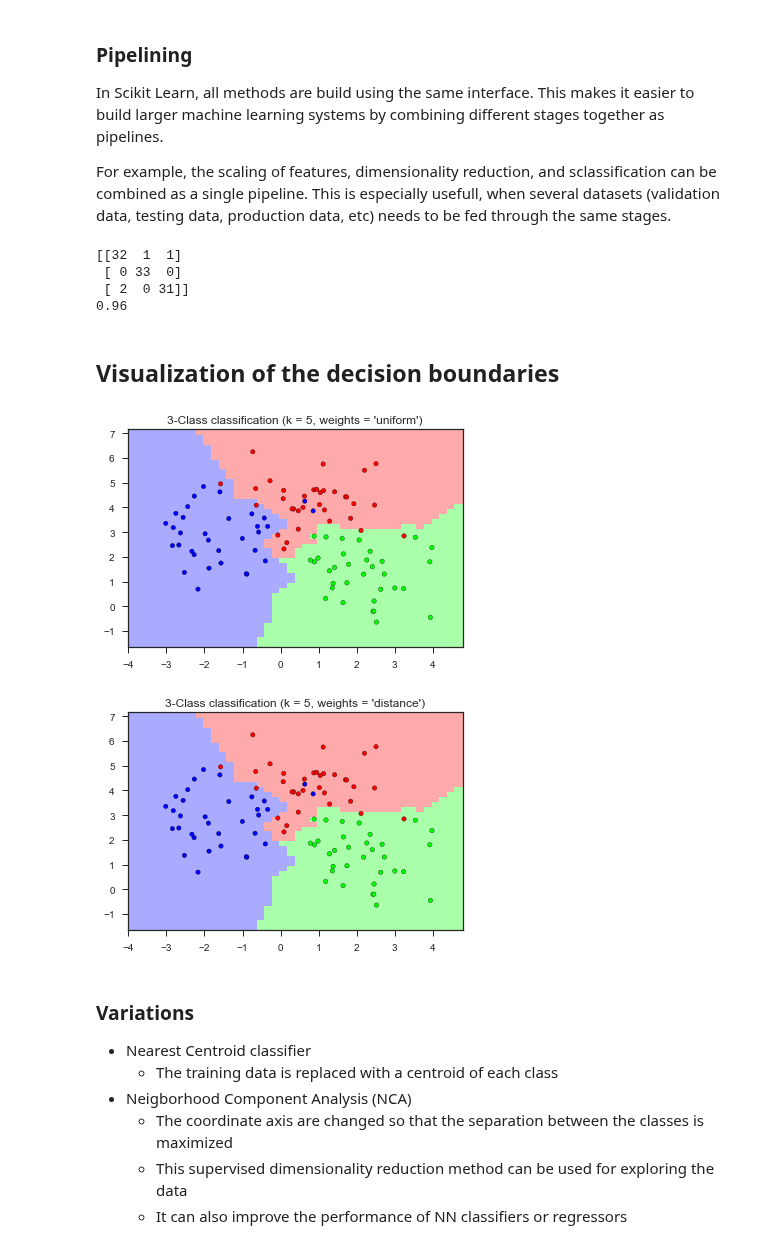
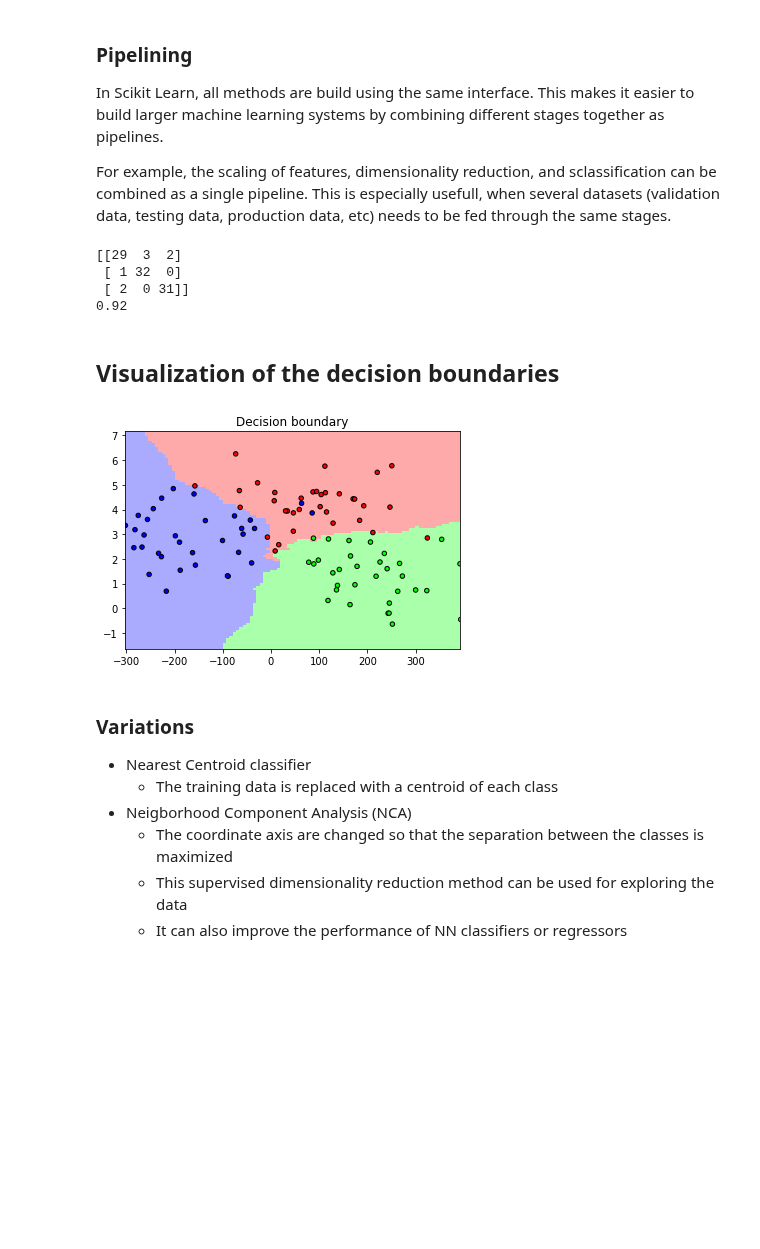
Before and after one commit to pevalisuo/AML, a Jupyter notebook: ICAT3190_Module5_SupervisedMachineLearning.ipynb, the cells around one changed output. Drawn from its saved outputs; the diff is of its cells as text; code cells hidden in the pictures; blank space fills up the shorter version.

```diff
--- a/ICAT3190_Module5_SupervisedMachineLearning.ipynb
+++ b/ICAT3190_Module5_SupervisedMachineLearning.ipynb
@@ -136,12 +134,17 @@ array([1, 0, 1, 0, 0, 0, 2, 2, 1, 0, 0, 0, 1, 0, 2, 1, 2, 0, 2, 2, 2, 2,
 # %%
 import sklearn.metrics as metrics
 print(metrics.confusion_matrix(y_true=y, y_pred=knn.predict(X), labels=None, sample_weight=None))
-print(metrics.accuracy_score(y_true=y, y_pred=knn.predict(X)))
+print("The accuracy of KNN in the original data is..... %4.2f" % metrics.accuracy_score(y_true=y, y_pred=knn.predict(X)))
 
 
 knn2=neighbors.KNeighborsClassifier(n_neighbors)
 knn2.fit(X2s,y)
-print(metrics.accuracy_score(y_true=y, y_pred=knn2.predict(X2s)))
+print("The accuracy of KNN in the scaled data is....... %4.2f" %metrics.accuracy_score(y_true=y, y_pred=knn2.predict(X2s)))
+
+
+knn3=neighbors.KNeighborsClassifier(n_neighbors)
+knn3.fit(X2,y)
+print("The accuracy of KNN for badly scaled data is.... %4.2f" %metrics.accuracy_score(y_true=y, y_pred=knn3.predict(X2)))
 # %% [output]
 [[31  2  1]
  [ 0 33  0]
@@ -155,6 +159,7 @@ In Scikit Learn, all methods are build using the same interface. This makes it e
 For example, the scaling of features, dimensionality reduction, and sclassification can be combined as a single pipeline. This is especially usefull, when several datasets (validation data, testing data, production data, etc) needs to be fed through the same stages.
 # %%
 from sklearn.pipeline import Pipeline
+n_neighbors=9
 pipeline=Pipeline([
         ('Scaling', StandardScaler()),
         ('KNN', neighbors.KNeighborsClassifier(n_neighbors))
@@ -165,10 +170,10 @@ predictedY=pipeline.predict(X2)
 print(metrics.confusion_matrix(y_true=y, y_pred=predictedY))
 print(metrics.accuracy_score(y_true=y, y_pred=predictedY))
 # %% [output]
-[[32  1  1]
- [ 0 33  0]
+[[29  3  2]
+ [ 1 32  0]
  [ 2  0 31]]
-0.96
+0.92
 # %% [markdown]
 ## Visualization of the decision boundaries
 # %%
@@ -205,8 +212,7 @@ def plotDB(h=0.2):
-# %%
-plotDB(h=0.2)
-# %% [output]
-[figure, removed]
-[figure, removed]
+# %%
+plotDB(pipeline, X2, y2)
+# %% [output]
+[figure, added]
 # %% [markdown]
 ### Variations
  - Nearest Centroid classifier
```
Also changed, not shown: parts of 26 cells of this notebook, 3 other files.
